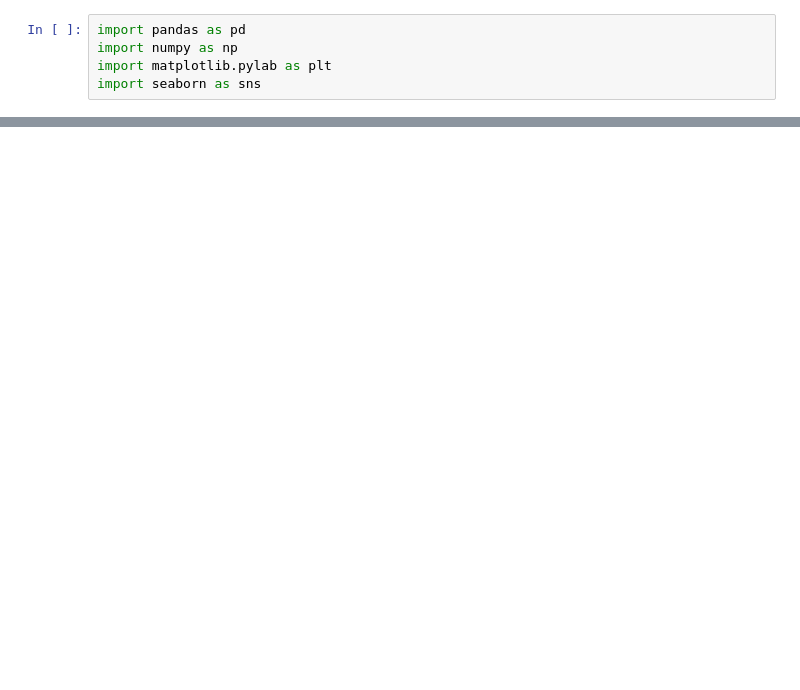
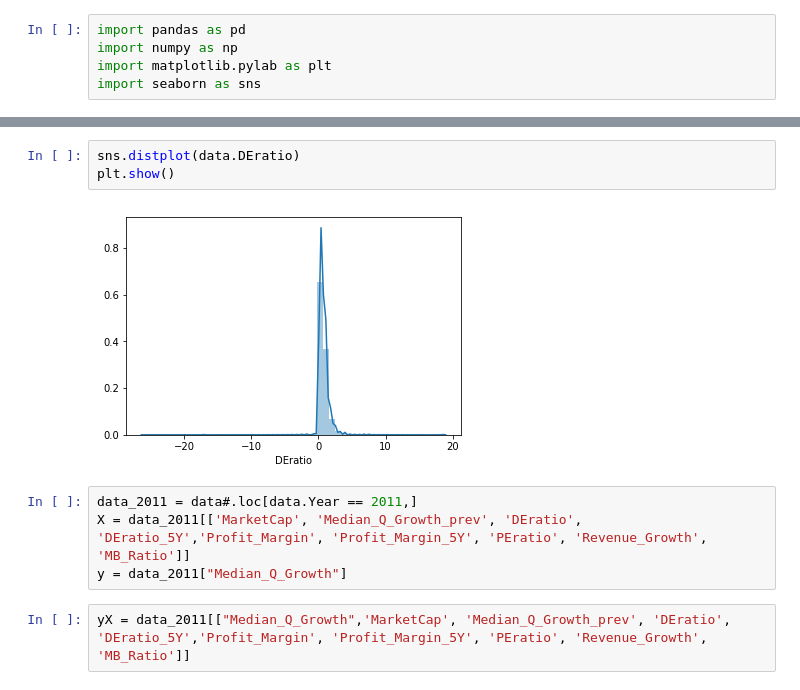
Before and after one commit to ShunChi100/Value_investing_analysis, a Jupyter notebook: src/Untitled.ipynb, the cells around one changed output, grey strips where cells are left out. Cells and saved outputs as stored; diff of their text form; blank space fills up the shorter version.

```diff
--- a/src/Untitled.ipynb
+++ b/src/Untitled.ipynb
@@ -29,0 +65,11 @@ plt.show()
+# %%
+sns.distplot(data.DEratio)
+plt.show()
+# %% [output]
+[figure, added]
+# %%
+data_2011 = data#.loc[data.Year == 2011,]
+X = data_2011[['MarketCap', 'Median_Q_Growth_prev', 'DEratio', 'DEratio_5Y','Profit_Margin', 'Profit_Margin_5Y', 'PEratio', 'Revenue_Growth', 'MB_Ratio']]
+y = data_2011["Median_Q_Growth"]
+# %%
+yX = data_2011[["Median_Q_Growth",'MarketCap', 'Median_Q_Growth_prev', 'DEratio', 'DEratio_5Y','Profit_Margin', 'Profit_Margin_5Y', 'PEratio', 'Revenue_Growth', 'MB_Ratio']]
```
Also changed, not shown: parts of 14 cells of this notebook, 2 other files.
